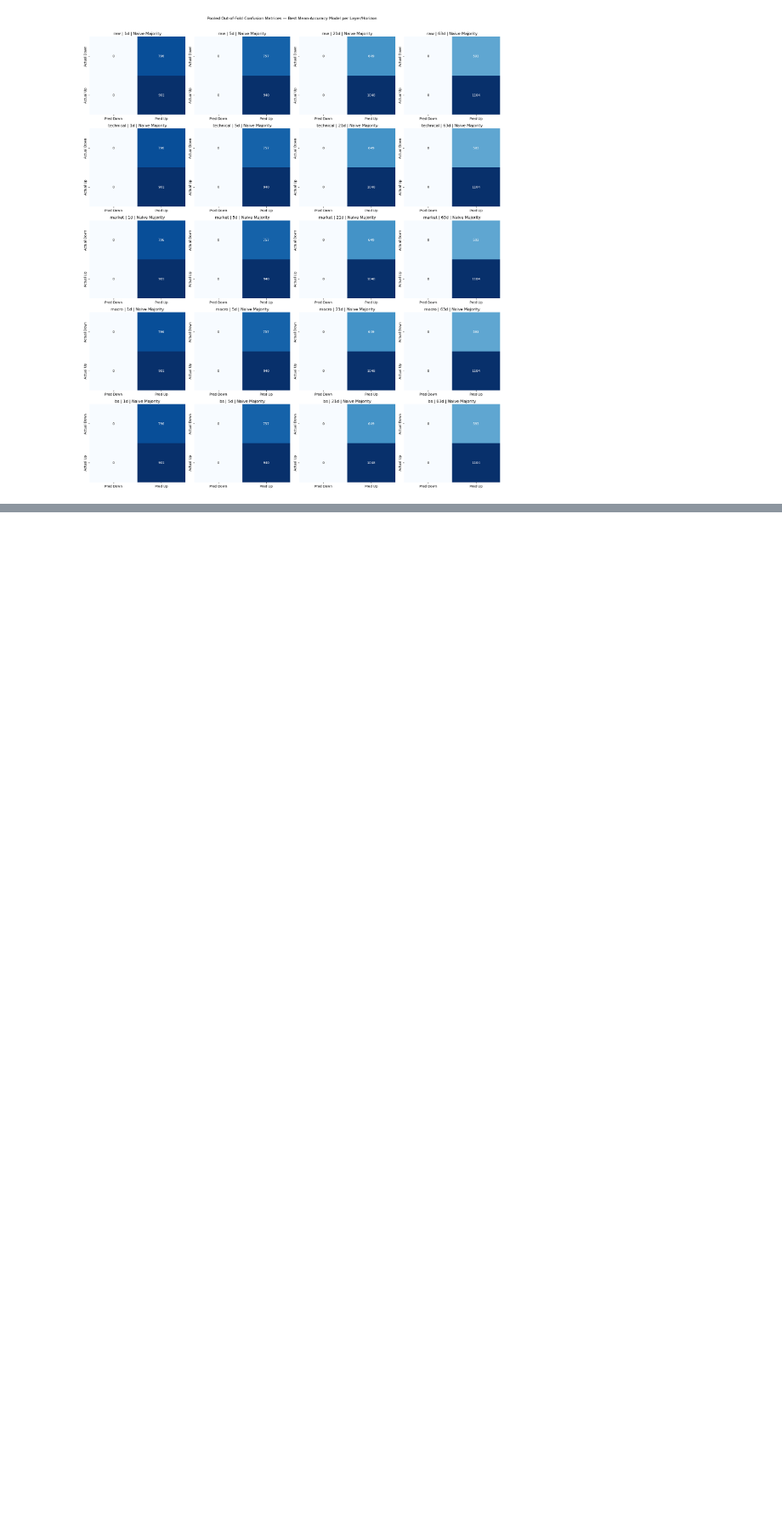
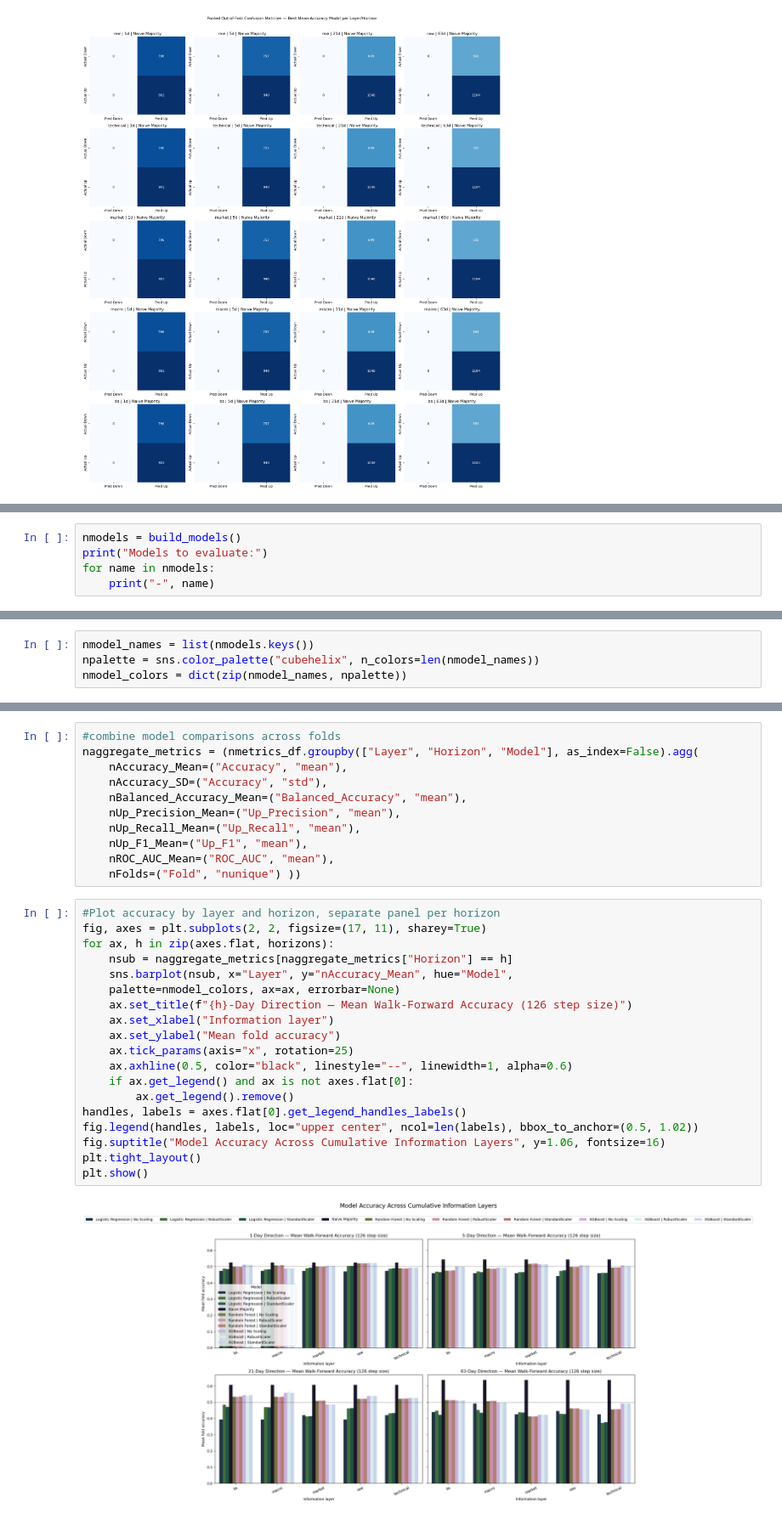
Before and after one commit to An-n-nie/CapSTOKED, a Jupyter notebook: notebooks/03_amzn_walk_forward_feature_layers.ipynb, the cells around one changed output, grey strips where cells are left out. Shown at 85% size. Saved outputs shown, nothing was run; the diff lists cells and outputs as text; blank space fills up the shorter version.

```diff
--- a/notebooks/03_amzn_walk_forward_feature_layers.ipynb
+++ b/notebooks/03_amzn_walk_forward_feature_layers.ipynb
@@ -1343,0 +1767,5 @@ display(report_summary.sort_values(["Horizon", "Layer", "Up_F1_Report"],
+# %%
+nmodels = build_models()
+print("Models to evaluate:")
+for name in nmodels:
+    print("-", name)
@@ -1343,0 +1784,4 @@ display(report_summary.sort_values(["Horizon", "Layer", "Up_F1_Report"],
+# %%
+nmodel_names = list(nmodels.keys())
+npalette = sns.color_palette("cubehelix", n_colors=len(nmodel_names))
+nmodel_colors = dict(zip(nmodel_names, npalette))
@@ -1343,0 +1979,32 @@ display(report_summary.sort_values(["Horizon", "Layer", "Up_F1_Report"],
+# %%
+#combine model comparisons across folds
+naggregate_metrics = (nmetrics_df.groupby(["Layer", "Horizon", "Model"], as_index=False).agg(
+    nAccuracy_Mean=("Accuracy", "mean"),
+    nAccuracy_SD=("Accuracy", "std"),
+    nBalanced_Accuracy_Mean=("Balanced_Accuracy", "mean"),
+    nUp_Precision_Mean=("Up_Precision", "mean"),
+    nUp_Recall_Mean=("Up_Recall", "mean"),
+    nUp_F1_Mean=("Up_F1", "mean"),
+    nROC_AUC_Mean=("ROC_AUC", "mean"),
+    nFolds=("Fold", "nunique") ))
+# %%
+#Plot accuracy by layer and horizon, separate panel per horizon
+fig, axes = plt.subplots(2, 2, figsize=(17, 11), sharey=True)
+for ax, h in zip(axes.flat, horizons):
+    nsub = naggregate_metrics[naggregate_metrics["Horizon"] == h]
+    sns.barplot(nsub, x="Layer", y="nAccuracy_Mean", hue="Model",
+    palette=nmodel_colors, ax=ax, errorbar=None)
+    ax.set_title(f"{h}-Day Direction — Mean Walk-Forward Accuracy (126 step size)")
+    ax.set_xlabel("Information layer")
+    ax.set_ylabel("Mean fold accuracy")
+    ax.tick_params(axis="x", rotation=25)
+    ax.axhline(0.5, color="black", linestyle="--", linewidth=1, alpha=0.6)
+    if ax.get_legend() and ax is not axes.flat[0]:
+        ax.get_legend().remove()
+handles, labels = axes.flat[0].get_legend_handles_labels()
+fig.legend(handles, labels, loc="upper center", ncol=len(labels), bbox_to_anchor=(0.5, 1.02))
+fig.suptitle("Model Accuracy Across Cumulative Information Layers", y=1.06, fontsize=16)
+plt.tight_layout()
+plt.show()
+# %% [output]
+[figure, added]
```
Also changed, not shown: parts of 27 cells of this notebook, 1 other file.
